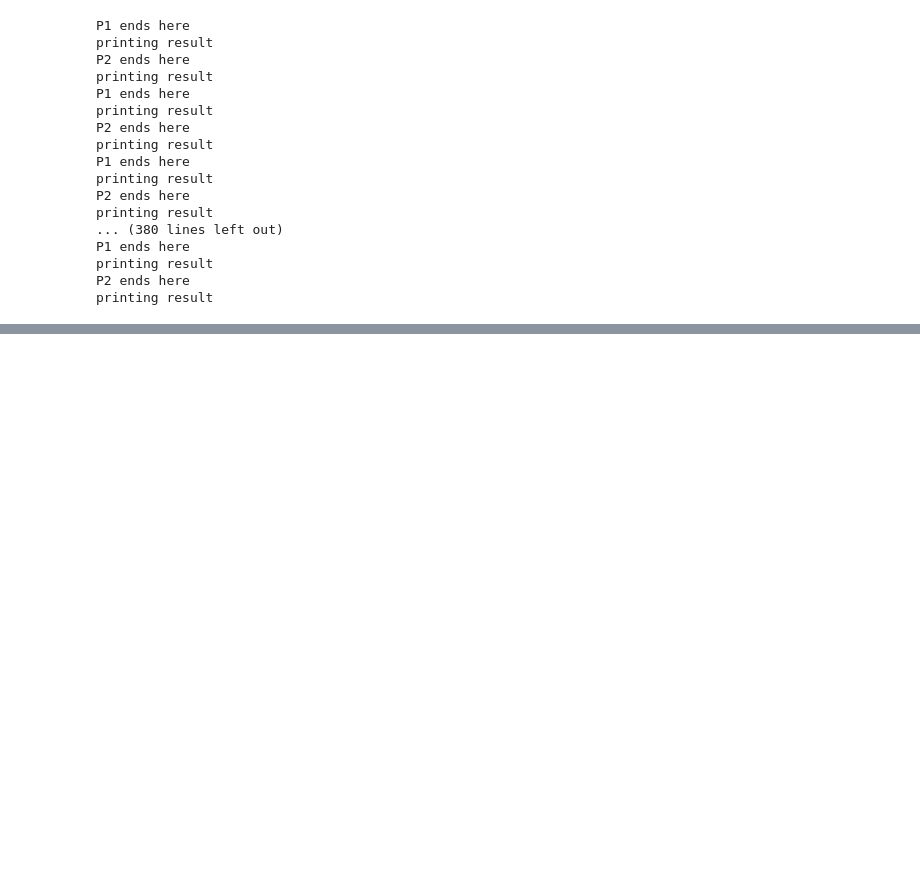
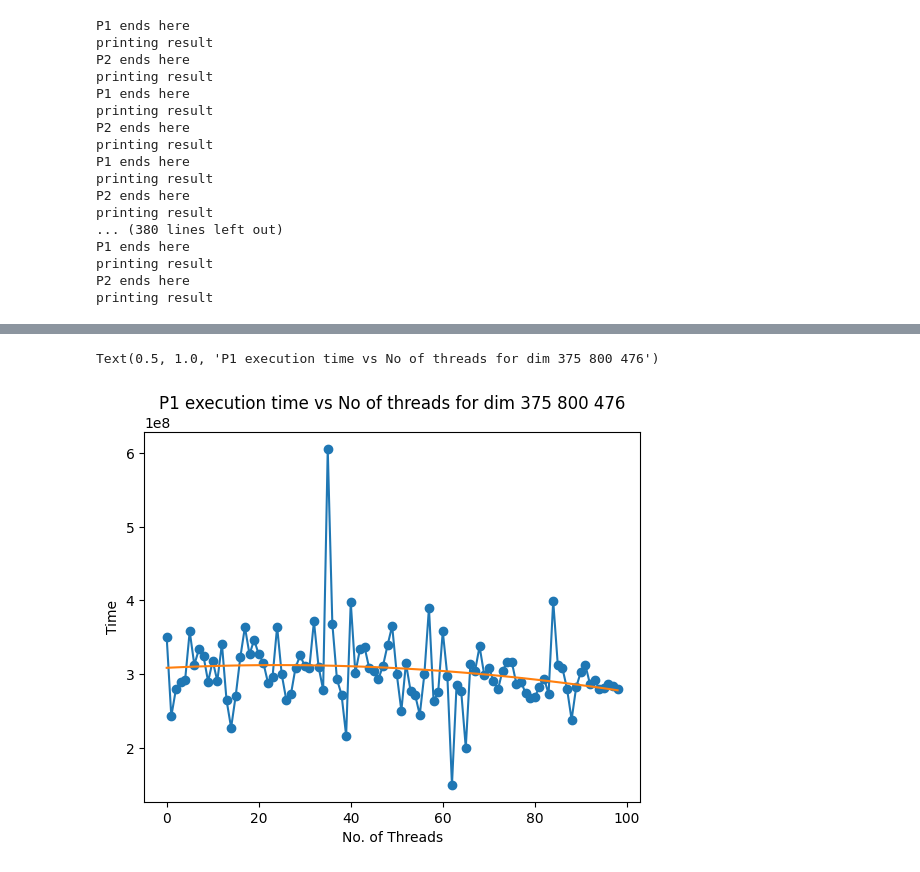
Before and after one commit to hitenvidhani/OS-Assignment-2, a Jupyter notebook: graph_script.ipynb, the cells around one changed output, grey strips where cells are left out. Cells and saved outputs as stored; diff of their text form; code cells hidden in the pictures; blank space fills up the shorter version.

```diff
--- a/graph_script.ipynb
+++ b/graph_script.ipynb
@@ -139,0 +140,22 @@ Text(0.5, 1.0, 'P1 execution time vs No of threads for dim 500 500 500')
+# %%
+df = pd.read_csv("datap1(375 800 476).csv")
+
+#df = df.groupby('num_threads').min('time(ns)')
+#print(df.head)
+
+import matplotlib.pyplot as plt
+
+ax = plt.axes()
+ax.scatter(df.index,df['time (ns)'])
+ax.plot(df.index,df['time (ns)'])
+
+z = np.polyfit(df.index, df['time (ns)'], 2)
+p = np.poly1d(z)
+ax.plot(df.index, p(df.index))
+
+ax.set_xlabel('No. of Threads')
+ax.set_ylabel('Time')
+ax.set_title("P1 execution time vs No of threads for dim "+str(n)+ " "+str(m) +" "+str(m2))
+# %% [output]
+Text(0.5, 1.0, 'P1 execution time vs No of threads for dim 375 800 476')
+[figure, added]
```
Also changed, not shown: parts of 4 cells of this notebook, 10 other files.
